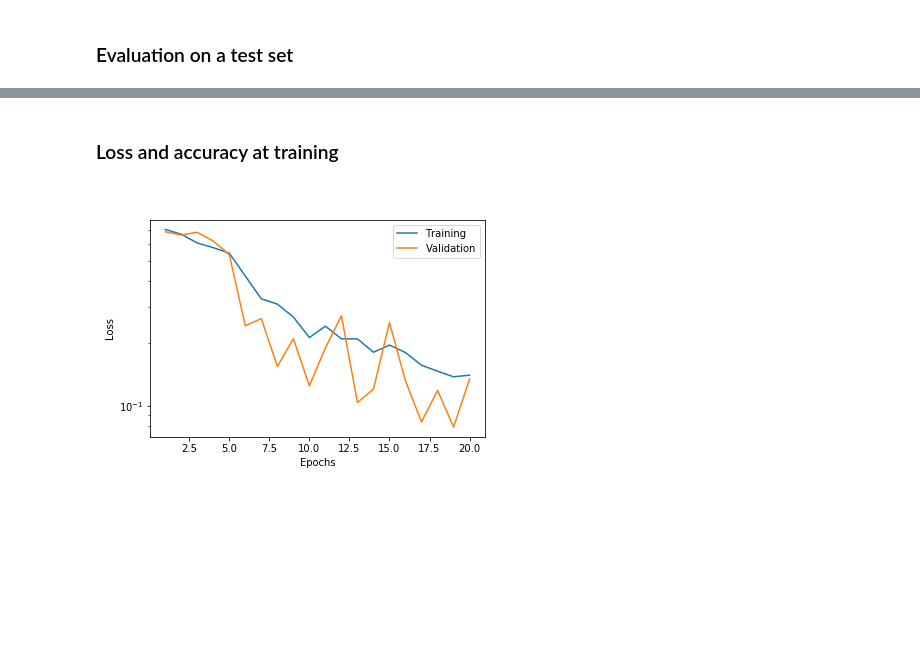
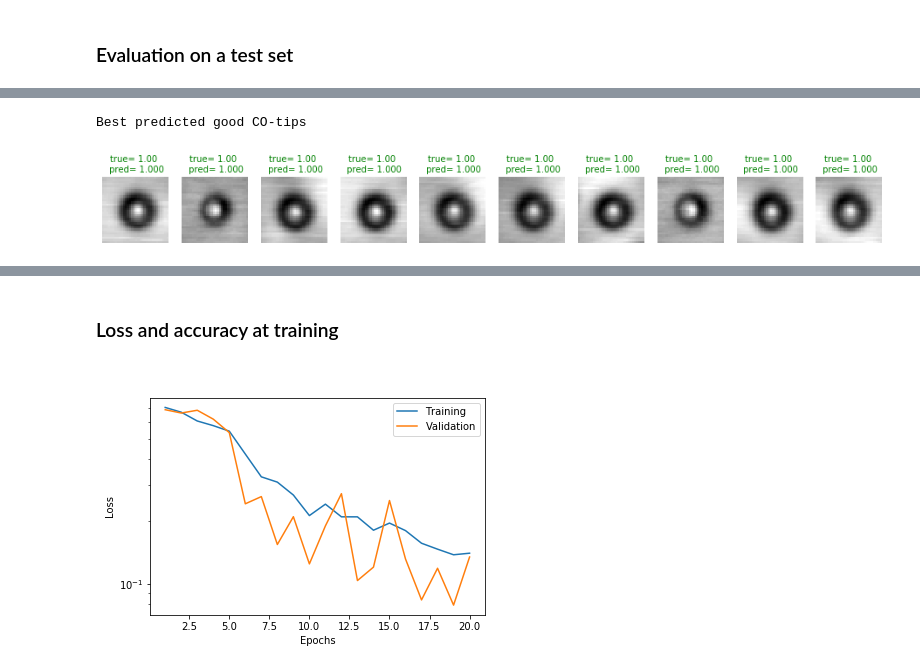
Before and after one commit to zigzagw/CO-tip_class_PyTorch, a Jupyter notebook: train_CO-tips.ipynb, the cells around one changed output, grey strips where cells are left out. Saved outputs shown, nothing was run; the diff lists cells and outputs as text; code cells hidden in the pictures; blank space fills up the shorter version.

```diff
--- a/train_CO-tips.ipynb
+++ b/train_CO-tips.ipynb
@@ -815,0 +881,9 @@ Training loop finished in 13.58957052230835s
+# %%
+plot_test_with_title(most_by_correct(1, True), "Best predicted good CO-tips")
+save_name = f'best_predicted_goods.png'
+plt.savefig(save_dir+save_name, bbox_inches='tight', dpi=200)
+plt.show()
+plt.close()
+# %% [output]
+Best predicted good CO-tips
+[figure, added]
```
Also changed, not shown: parts of 17 cells of this notebook, 2 other files.
